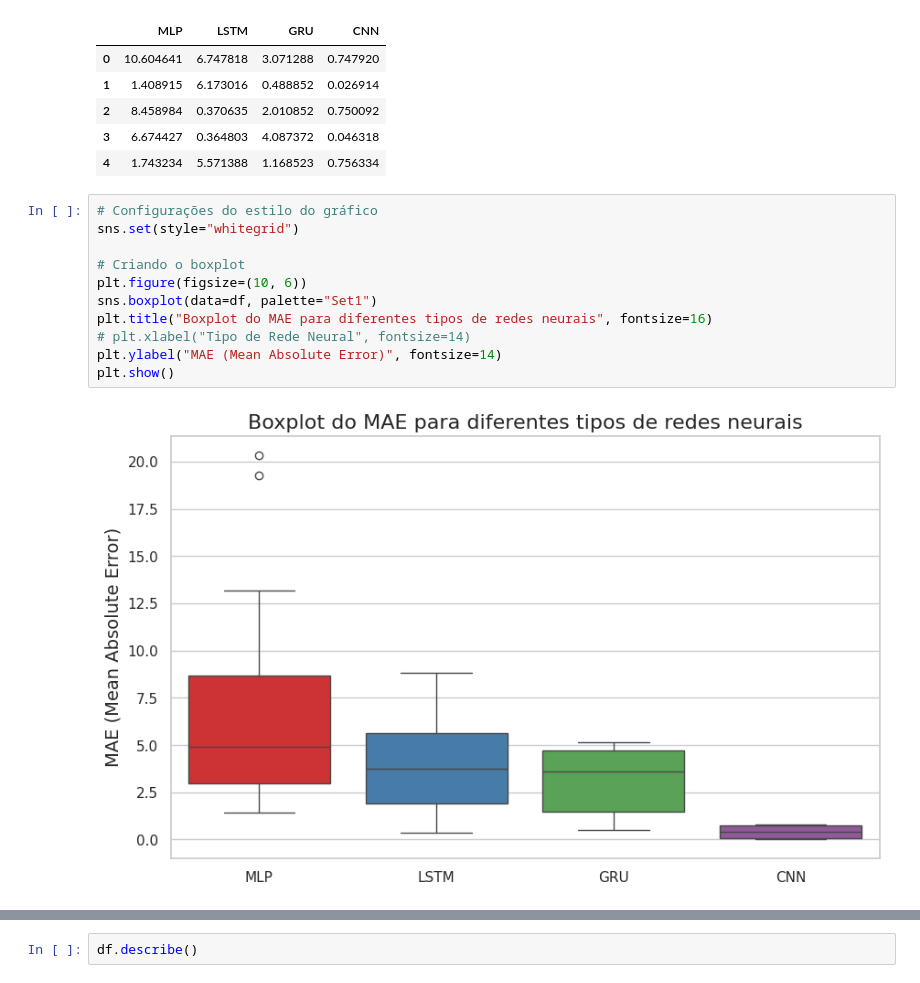
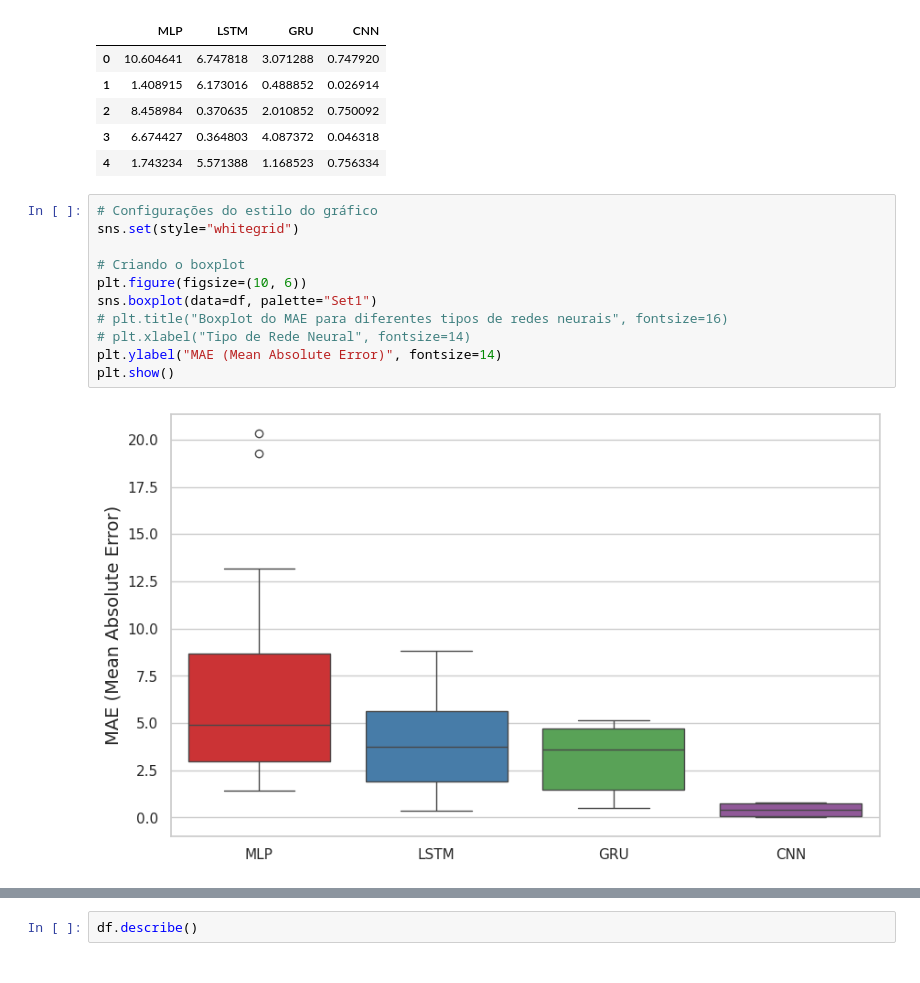
Before and after one commit to marcelogarret/projeto_mestrado, a Jupyter notebook: PINN_boxplot.ipynb, the cells around one changed output, grey strips where cells are left out. Saved outputs shown, nothing was run; the diff lists cells and outputs as text.

```diff
--- a/PINN_boxplot.ipynb
+++ b/PINN_boxplot.ipynb
@@ -18,16 +18,16 @@ df.head()
 # %%
 # Configurações do estilo do gráfico
 sns.set(style="whitegrid")
 
 # Criando o boxplot
 plt.figure(figsize=(10, 6))
 sns.boxplot(data=df, palette="Set1")
-plt.title("Boxplot do MAE para diferentes tipos de redes neurais", fontsize=16)
+# plt.title("Boxplot do MAE para diferentes tipos de redes neurais", fontsize=16)
 # plt.xlabel("Tipo de Rede Neural", fontsize=14)
 plt.ylabel("MAE (Mean Absolute Error)", fontsize=14)
 plt.show()
 # %% [output]
-[figure, old version]
+[figure, new version]
 # %%
 def boxplot_sorted(df, rot=90, figsize=(12,6), fontsize=20):
     meds = df.median().sort_values(ascending=False)
```
Also changed, not shown: parts of 1 cell of this notebook.
